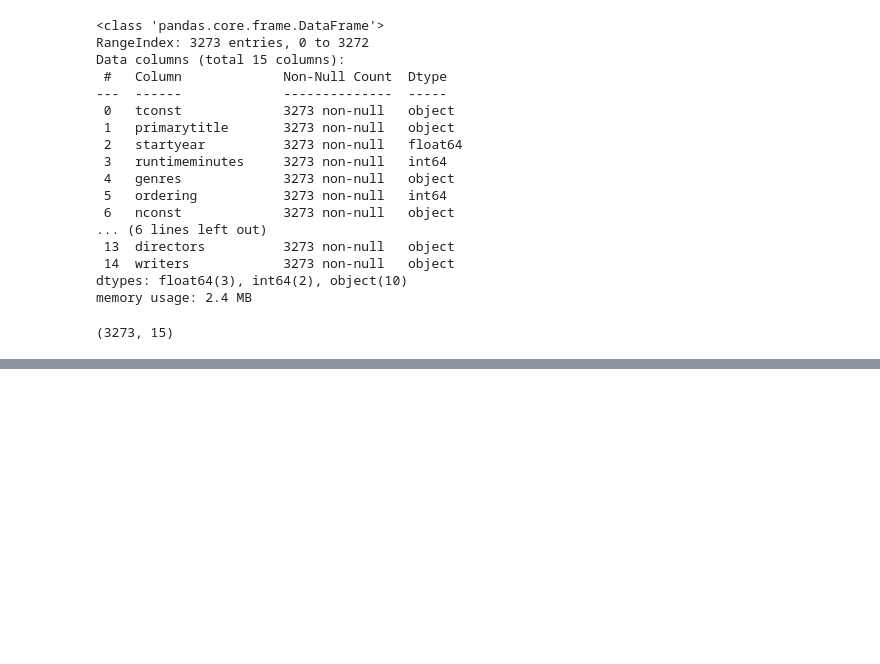
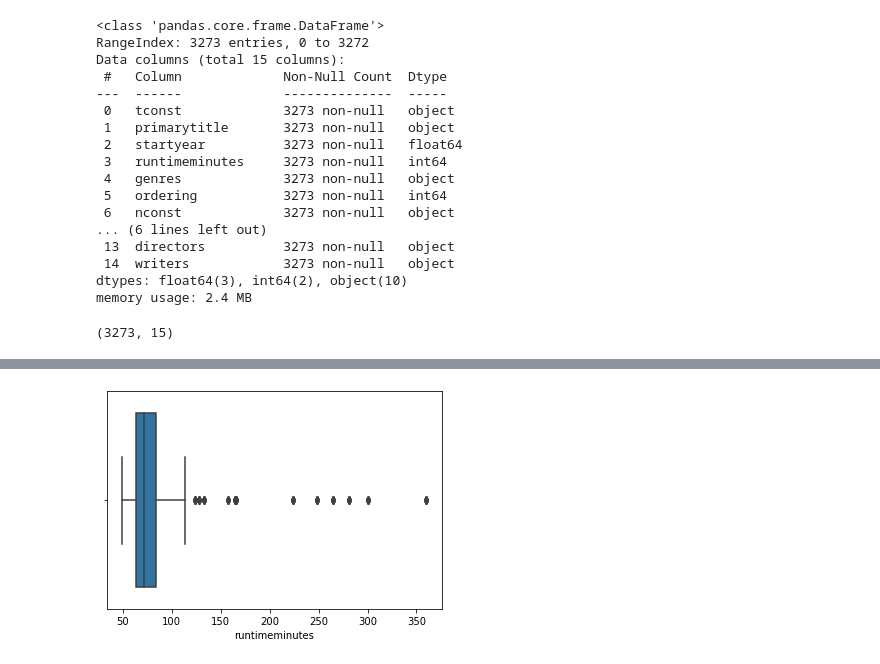
Before and after one commit to 333Kenji/IMDB_KMeans, a Jupyter notebook: Notebooks/KMeans.ipynb, the cells around one changed output, grey strips where cells are left out. Cells and saved outputs as stored; diff of their text form; code cells hidden in the pictures; blank space fills up the shorter version.

```diff
--- a/Notebooks/KMeans.ipynb
+++ b/Notebooks/KMeans.ipynb
@@ -319,0 +389,6 @@ Nothing Missing
+# %%
+# Let's use a boxplot to explore this distribution further using quartiles.
+sns.boxplot(data=data, x='runtimeminutes')
+plt.show()
+# %% [output]
+[figure, added]
```
Also changed, not shown: parts of 55 cells of this notebook.
